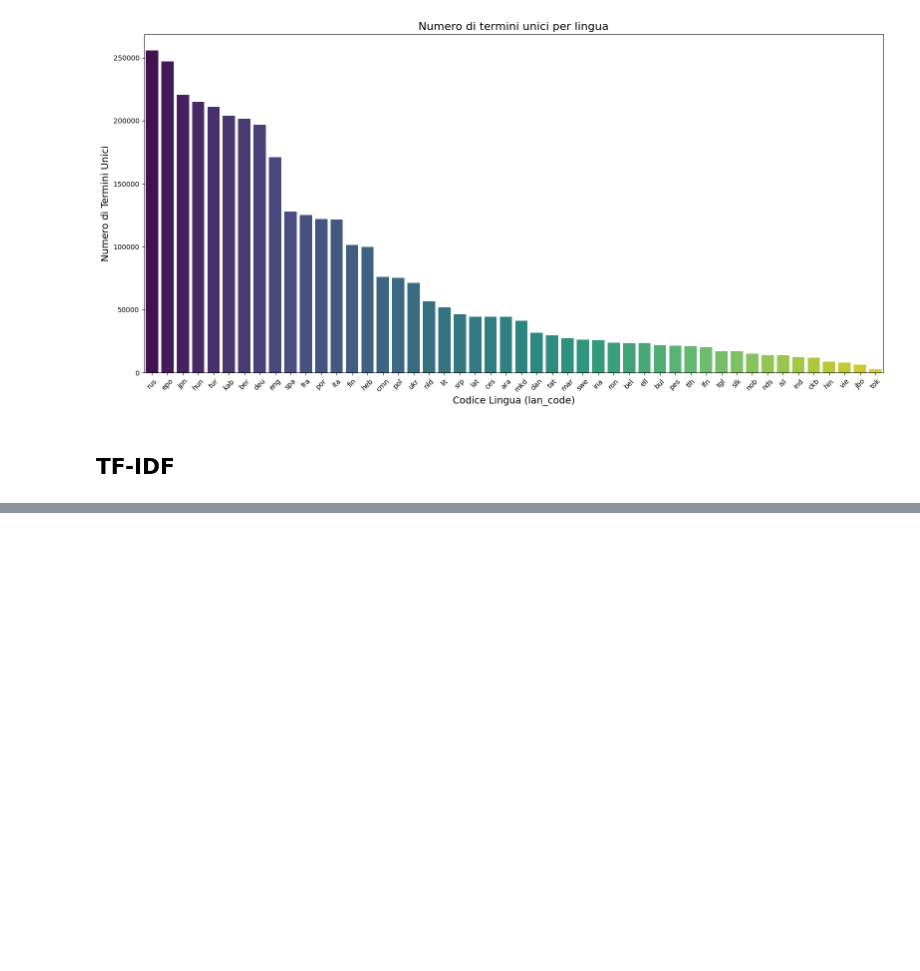
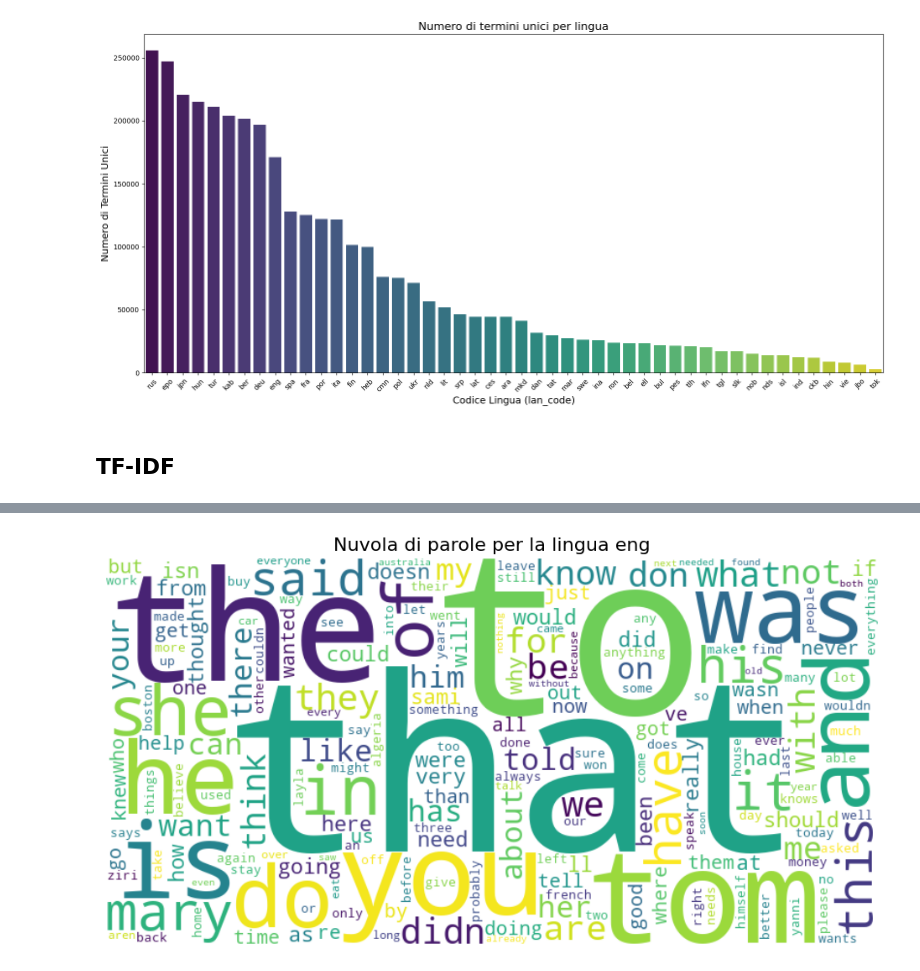
Before and after one commit to saveriodieni/Data-Mining-2024-25, a Jupyter notebook: projDM.ipynb, the cells around one changed output, grey strips where cells are left out. Saved outputs shown, nothing was run; the diff lists cells and outputs as text; code cells hidden in the pictures; blank space fills up the shorter version.

```diff
--- a/projDM.ipynb
+++ b/projDM.ipynb
@@ -338,0 +377,27 @@ print(f"TF-IDF con rimozione stop words salvato in: {output_path}")
+# %%
+# Carica i DataFrame TF-IDF dal file CSV, assicurandoti che l'indice sia impostato correttamente
+file_path = 'data/tfidf_language_analysis.csv'
+tfidf_df = pd.read_csv(file_path, index_col=0)
+
+file_path = 'data/tfidf_language_analysis_with_stopwords_removal.csv'
+filtered_tfidf_df = pd.read_csv(file_path, index_col=0)
+# %%
+language_to_plot = 'eng'  # Usa il codice della lingua (es. 'eng', 'ita', ecc.)
+
+if language_to_plot in tfidf_df.index:
+    # Ottieni solo le colonne (evitando di includere l'indice)
+    word_scores = tfidf_df.loc[language_to_plot].dropna().to_dict()
+
+    wordcloud = WordCloud(width=800, height=400, background_color='white', colormap='viridis')
+    wordcloud.generate_from_frequencies(word_scores)
+
+    # Mostrare la nuvola di parole
+    plt.figure(figsize=(12, 6))
+    plt.imshow(wordcloud, interpolation='bilinear')
+    plt.axis('off')
+    plt.title(f"Nuvola di parole per la lingua {language_to_plot}", fontsize=16)
+    plt.show()
+else:
+    print(f"La lingua '{language_to_plot}' non è presente nel DataFrame.")
+# %% [output]
+[figure, added]
```
Also changed, not shown: parts of 24 cells of this notebook.
